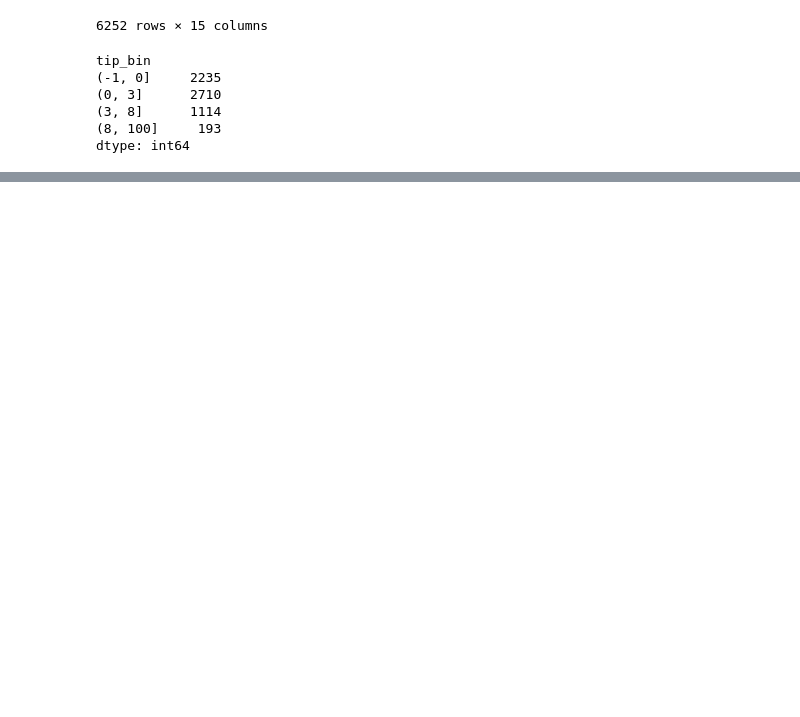
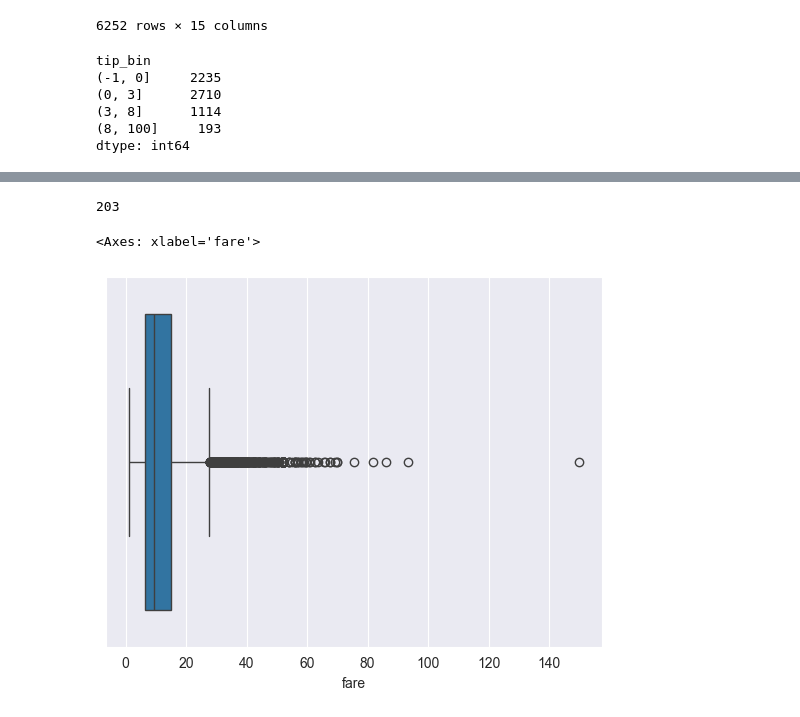
Before and after one commit to MagicalGlove/MachineLearning, a Jupyter notebook: Ola 1.ipynb, the cells around one changed output, grey strips where cells are left out. Drawn from its saved outputs; the diff is of its cells as text; code cells hidden in the pictures; blank space fills up the shorter version.

```diff
--- a/Ola 1.ipynb
+++ b/Ola 1.ipynb
@@ -153,0 +212,9 @@ dtype: int64
+# %%
+print(len(tripData["dropoff_zone"].unique()))
+# %% [output]
+203
+# %%
+sns.boxplot(x=tripData["fare"])
+# %% [output]
+<Axes: xlabel='fare'>
+[figure, added]
```
Also changed, not shown: parts of 8 cells of this notebook.
